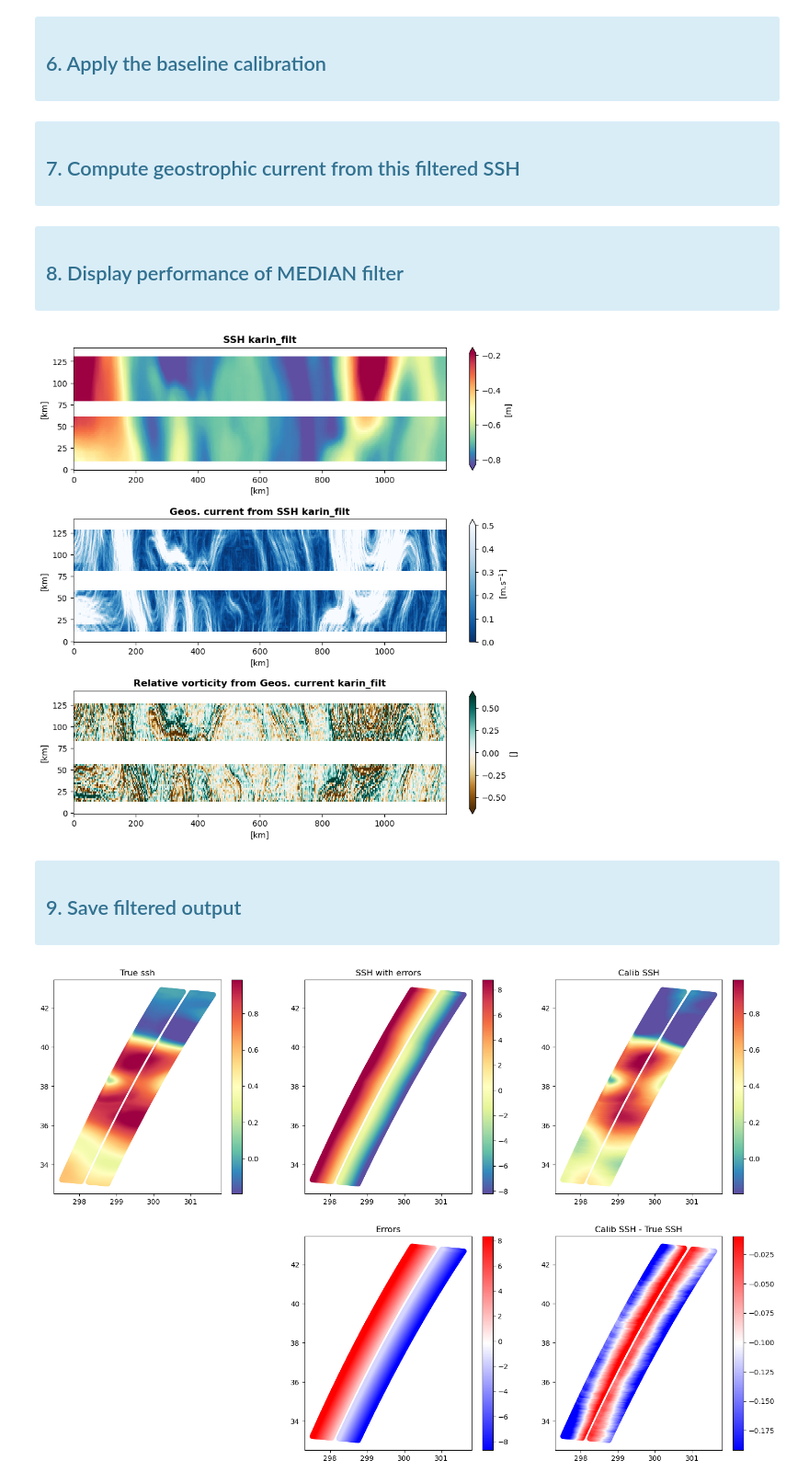
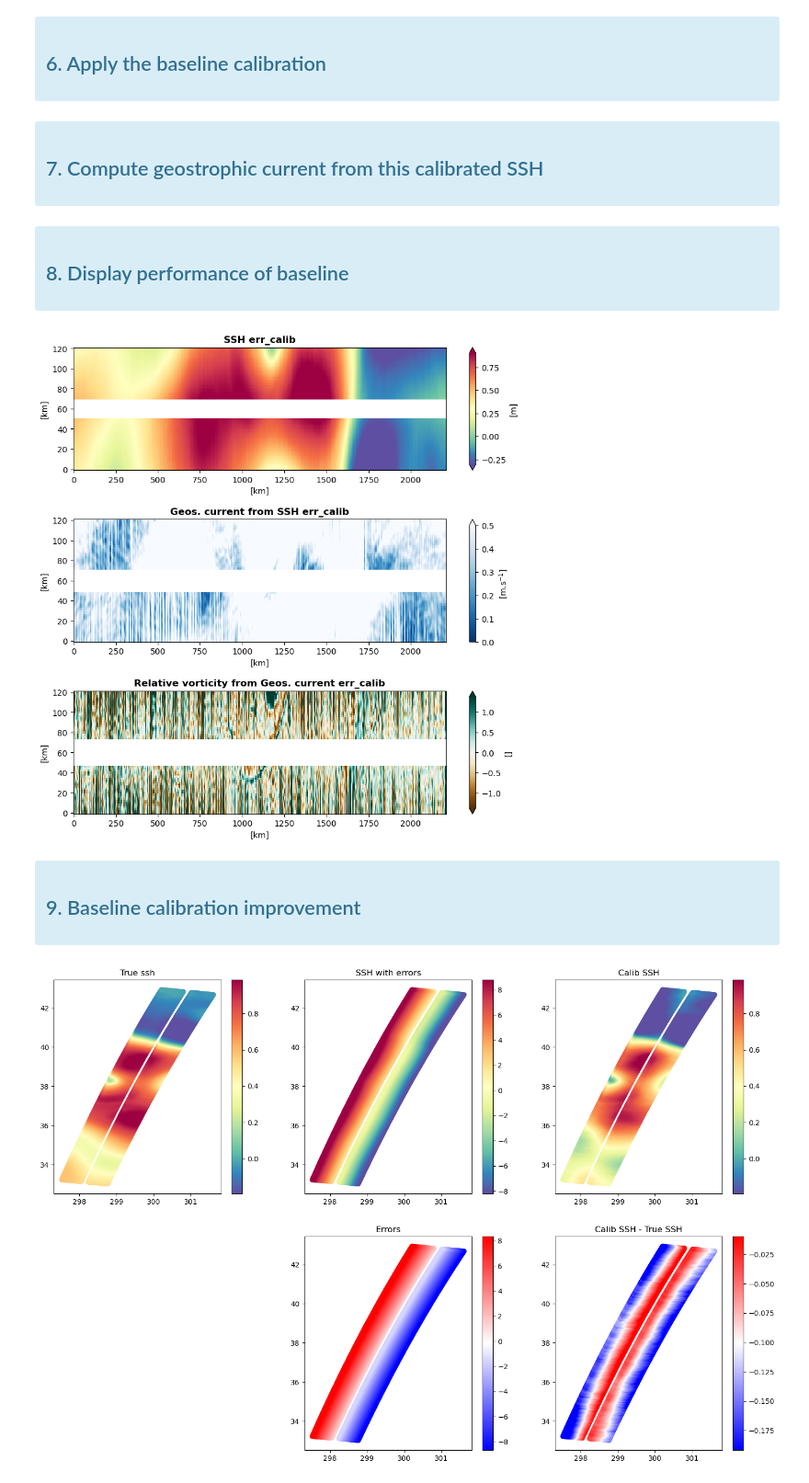
Before and after one commit to SammyMetref/2022c_SWOT_error_calibration_GS, a Jupyter notebook: quickstart.ipynb, the cells around one changed output. Shown at 92% size. Cells and saved outputs as stored; diff of their text form; code cells hidden in the pictures.

```diff
--- a/quickstart.ipynb
+++ b/quickstart.ipynb
@@ -161,6 +157,6 @@ swt.apply_ac_track_slope_calib('ssh_err', 'ssh_err_calib')
 # %% [markdown]
 <div class="alert alert-info" role="alert">
 
-<h2>7. Compute geostrophic current from this filtered SSH </h2>
+<h2>7. Compute geostrophic current from this calibrated SSH </h2>
 
 </div>
@@ -170,16 +166,16 @@ swt_input.compute_relative_vorticity('geos_current_karin_filt_x', 'geos_current_
 # %% [markdown]
 <div class="alert alert-info" role="alert">
 
-<h2>8. Display performance of  MEDIAN filter </h2>
+<h2>8. Display performance of baseline </h2>
 
 </div>
 # %%
-tmp_msk, tmp_v0, tmp_v1 = swt_input.display_demo('karin_filt')
+tmp_msk, tmp_v0, tmp_v1 = swt.display_demo('err_calib')
 # %% [output]
-[figure, old version]
+[figure, new version]
 # %% [markdown]
 <div class="alert alert-info" role="alert">
 
-<h2>9. Save filtered output </h2>
+<h2>9. Baseline calibration improvement </h2>
 
 </div>
```
Also changed, not shown: parts of 17 cells of this notebook, 1 other file.
